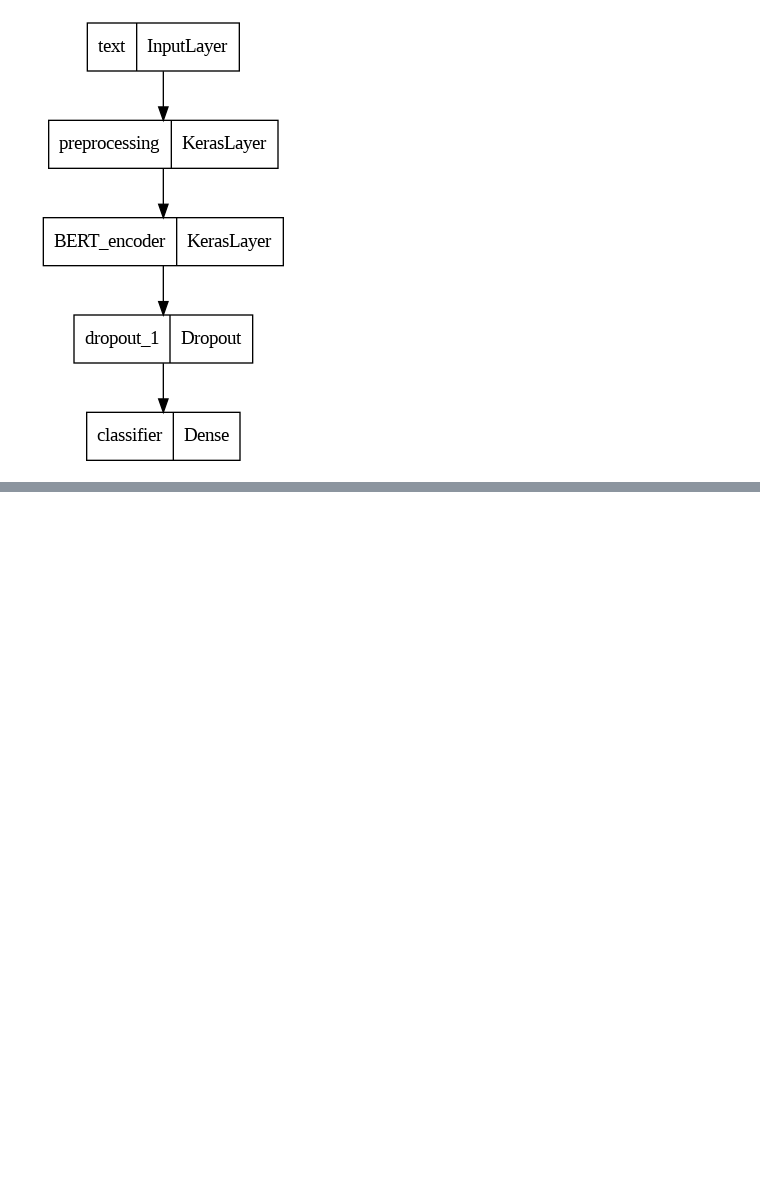
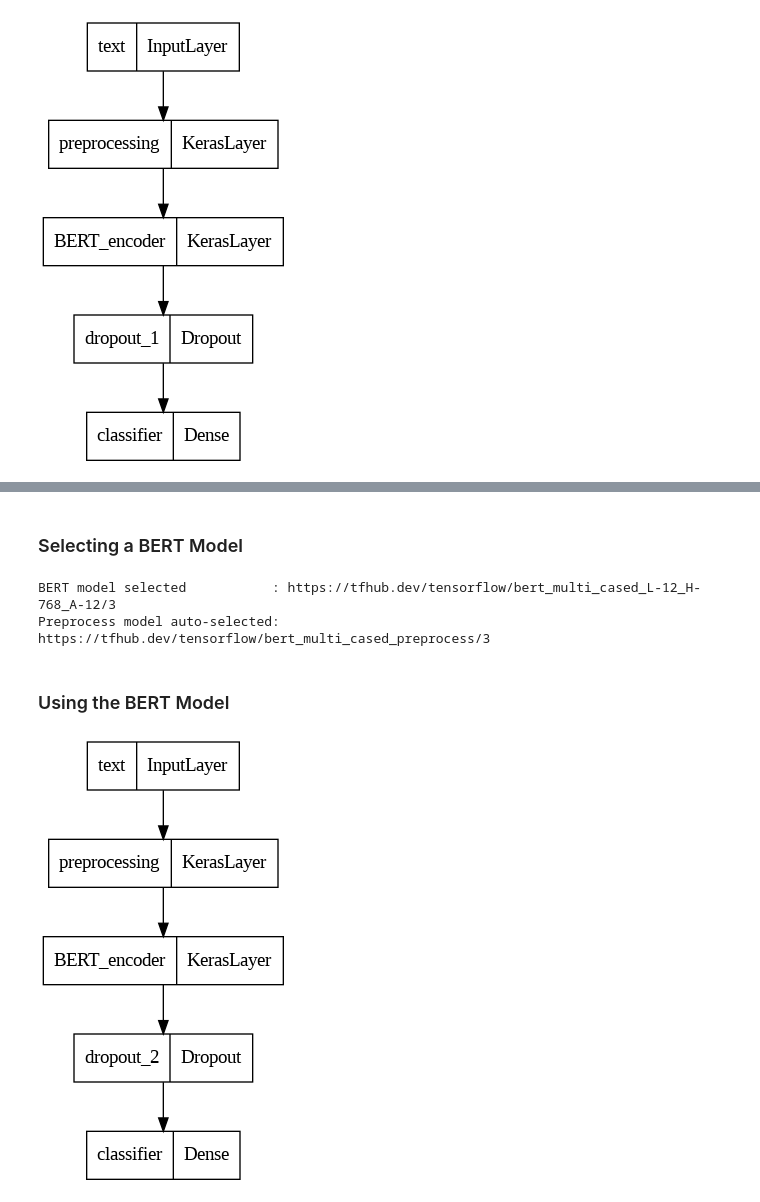
Before and after one commit to Anikate-De/dailysunshine-nlp, a Jupyter notebook: Daily Sunshine App NLP Model.ipynb, the cells around one changed output, grey strips where cells are left out. Saved outputs shown, nothing was run; the diff lists cells and outputs as text; code cells hidden in the pictures; blank space fills up the shorter version.

Commit message:
created Pos&Neg and News Sentiment Dataset Models and compared them

```diff
--- a/Daily Sunshine App NLP Model.ipynb
+++ b/Daily Sunshine App NLP Model.ipynb
@@ -746,0 +858,16 @@ overall_df
+# %% [markdown]
+### Selecting a BERT Model
+# %%
+#@title Choose a BERT model to fine-tune for Positive and Negative Word List Model
+
+pnw_bert_model_name = 'bert_multi_cased_L-12_H-768_A-12'  #@param ["bert_en_uncased_L-12_H-768_A-12", "bert_en_cased_L-12_H-768_A-12", "bert_multi_cased_L-12_H-768_A-12", "small_bert/bert_en_uncased_L-2_H-128_A-2", "small_bert/bert_en_uncased_L-2_H-256_A-4", "small_bert/bert_en_uncased_L-2_H-512_A-8", "small_bert/bert_en_uncased_L-2_H-768_A-12", "small_bert/bert_en_uncased_L-4_H-128_A-2", "small_bert/bert_en_uncased_L-4_H-256_A-4", "small_bert/bert_en_uncased_L-4_H-512_A-8", "small_bert/bert_en_uncased_L-4_H-768_A-12", "small_bert/bert_en_uncased_L-6_H-128_A-2", "small_bert/bert_en_uncased_L-6_H-256_A-4", "small_bert/bert_en_uncased_L-6_H-512_A-8", "small_bert/bert_en_uncased_L-6_H-768_A-12", "small_bert/bert_en_uncased_L-8_H-128_A-2", "small_bert/bert_en_uncased_L-8_H-256_A-4", "small_bert/bert_en_uncased_L-8_H-512_A-8", "small_bert/bert_en_uncased_L-8_H-768_A-12", "small_bert/bert_en_uncased_L-10_H-128_A-2", "small_bert/bert_en_uncased_L-10_H-256_A-4", "small_bert/bert_en_uncased_L-10_H-512_A-8", "small_bert/bert_en_uncased_L-10_H-768_A-12", "small_bert/bert_en_uncased_L-12_H-128_A-2", "small_bert/bert_en_uncased_L-12_H-256_A-4", "small_bert/bert_en_uncased_L-12_H-512_A-8", "small_bert/bert_en_uncased_L-12_H-768_A-12", "albert_en_base", "electra_small", "electra_base", "experts_pubmed", "experts_wiki_books", "talking-heads_base"]
+
+
+pnw_tfhub_handle_encoder = map_name_to_handle[pnw_bert_model_name]
+pnw_tfhub_handle_preprocess = map_model_to_preprocess[pnw_bert_model_name]
+
+print(f'BERT model selected           : {pnw_tfhub_handle_encoder}')
+print(f'Preprocess model auto-selected: {pnw_tfhub_handle_preprocess}')
+# %% [output]
+BERT model selected           : https://tfhub.dev/tensorflow/bert_multi_cased_L-12_H-768_A-12/3
+Preprocess model auto-selected: https://tfhub.dev/tensorflow/bert_multi_cased_preprocess/3
@@ -746,0 +878,7 @@ overall_df
+# %% [markdown]
+### Using the BERT Model
+# %%
+pnw_classifier_model = build_classifier_model(pnw_tfhub_handle_preprocess, pnw_tfhub_handle_encoder)
+tf.keras.utils.plot_model(pnw_classifier_model)
+# %% [output]
+[figure, added]
```
Also changed, not shown: parts of 59 cells of this notebook.
